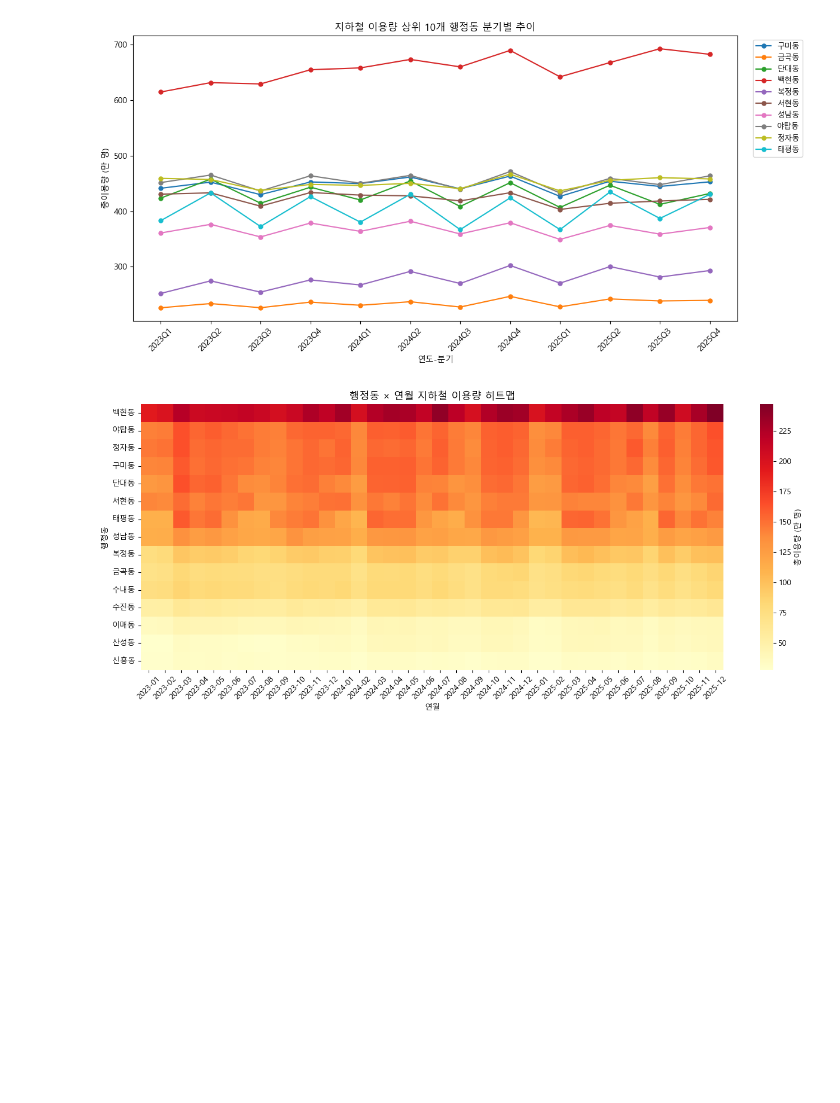
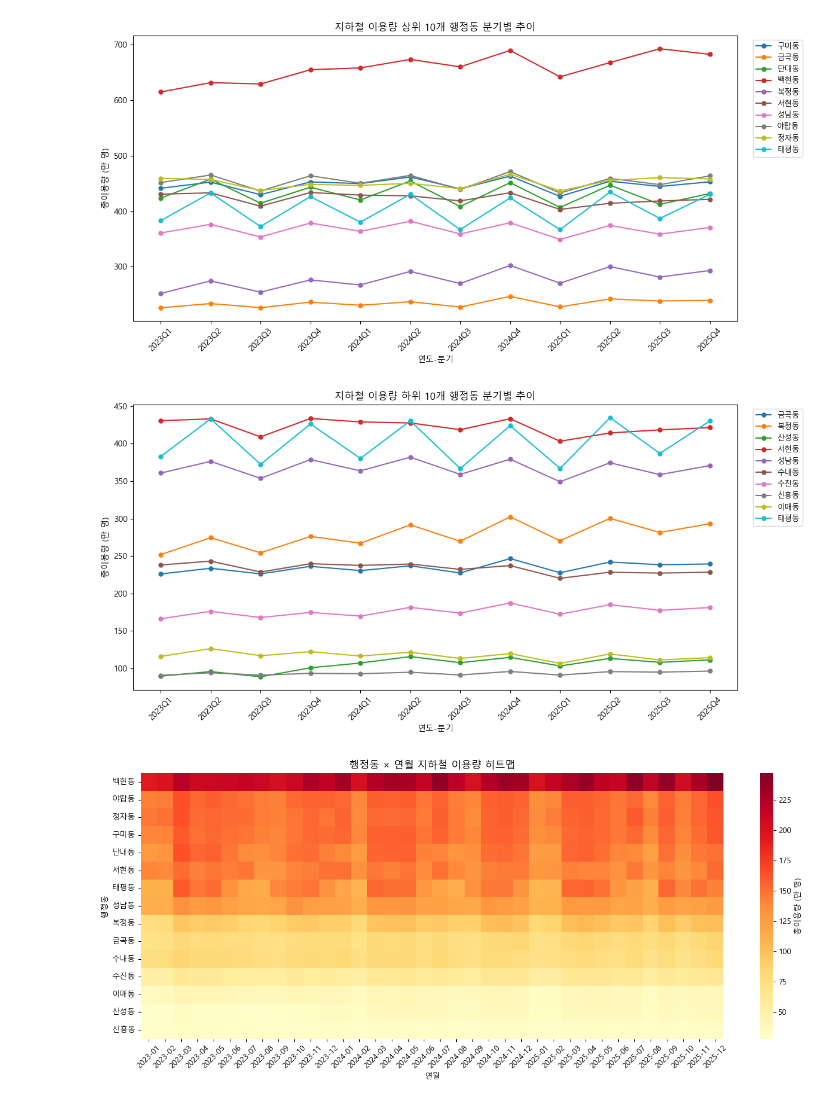
Before and after one commit to bulsajo1/final_project, a Jupyter notebook: sungju/EDA_교통.ipynb, the cells around one changed output. Drawn from its saved outputs; the diff is of its cells as text; code cells hidden in the pictures; blank space fills up the shorter version.

```diff
--- a/sungju/EDA_교통.ipynb
+++ b/sungju/EDA_교통.ipynb
@@ -921,6 +911,42 @@ plt.tight_layout()
 plt.show()
 # %% [output]
 [figure]
+# %%
+# 1. 행정동 × 분기별 지하철 총이용량
+dong_q_sub = (
+    df_subway.dropna(subset=["행정동"])
+    .groupby(["행정동", "연도_분기"])["총이용량"]
+    .sum()
+    .reset_index()
+)
+
+# 2. 평균 분기 이용량 기준 하위 10개 동
+bottom10_dong_q = (
+    dong_q_sub.groupby("행정동")["총이용량"]
+    .mean()
+    .nsmallest(10)
+    .index.tolist()
+)
+
+# 3. pivot (만 명 단위)
+dong_pivot_q_bot = (
+    dong_q_sub[dong_q_sub["행정동"].isin(bottom10_dong_q)]
+    .pivot(index="연도_분기", columns="행정동", values="총이용량") / 1e4
+)
+
+# 4. 시각화
+plt.figure(figsize=(12, 6))
+for dong in dong_pivot_q_bot.columns:
+    plt.plot(dong_pivot_q_bot.index, dong_pivot_q_bot[dong], marker="o", ms=5, label=dong)
+plt.title("지하철 이용량 하위 10개 행정동 분기별 추이", fontsize=12)
+plt.xlabel("연도-분기")
+plt.ylabel("총이용량 (만 명)")
+plt.xticks(rotation=45)
+plt.legend(bbox_to_anchor=(1.02, 1), loc="upper left", fontsize=9)
+plt.tight_layout()
+plt.show()
+# %% [output]
+[figure, added]
 # %%
 # 행정동 × 연월 히트맵 (지하철)
 import seaborn as sns
```
Also changed, not shown: parts of 8 cells of this notebook.
